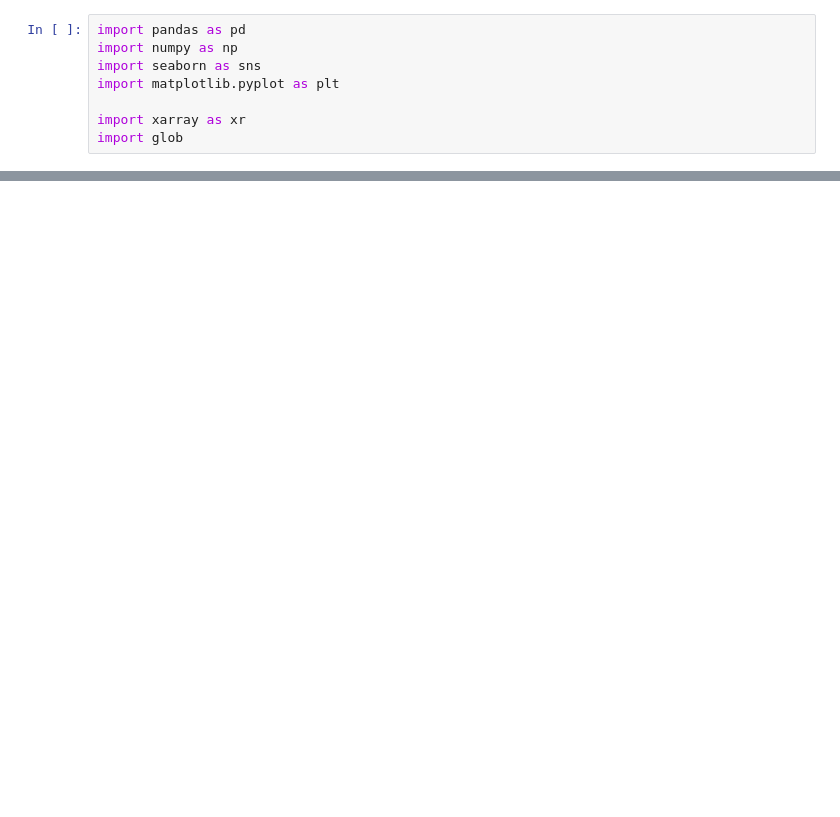
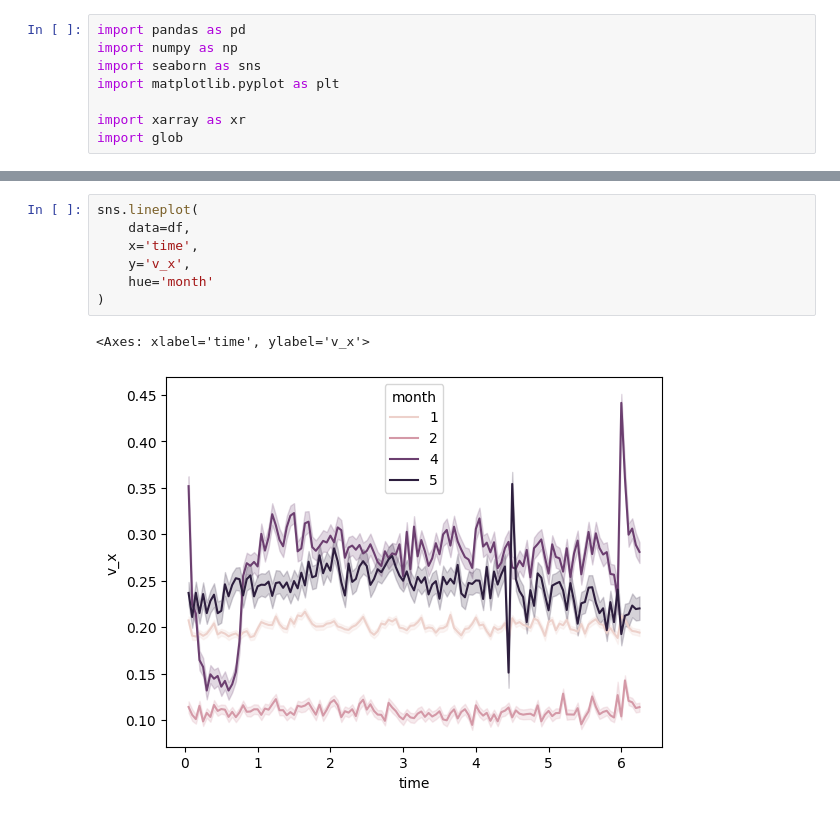
Before and after one commit to hfluke/PIV_UWRL, a Jupyter notebook: temp.ipynb, the cells around one changed output, grey strips where cells are left out. Cells and saved outputs as stored; diff of their text form; blank space fills up the shorter version.

```diff
--- a/temp.ipynb
+++ b/temp.ipynb
@@ -39,3 +43,13 @@ df
+# %%
+sns.lineplot(
+    data=df,
+    x='time',
+    y='v_x',
+    hue='month'
+)
+# %% [output]
+<Axes: xlabel='time', ylabel='v_x'>
+[figure, added]
 # %%
 df2 = df[df.s2n != 0]
 df2 = df2[df2.v_x > 0]
```
Also changed, not shown: parts of 7 cells of this notebook, 2 other files.
